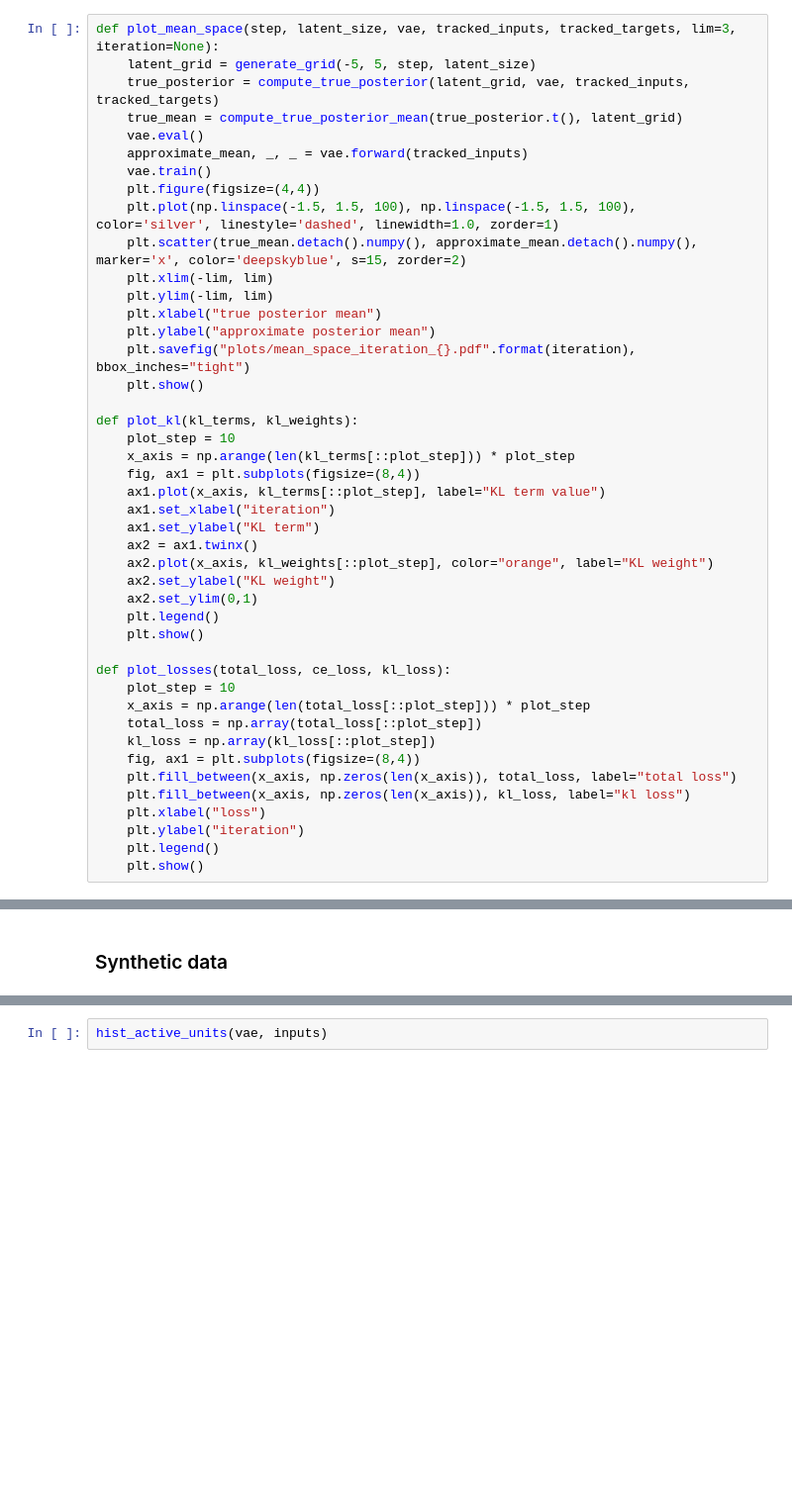
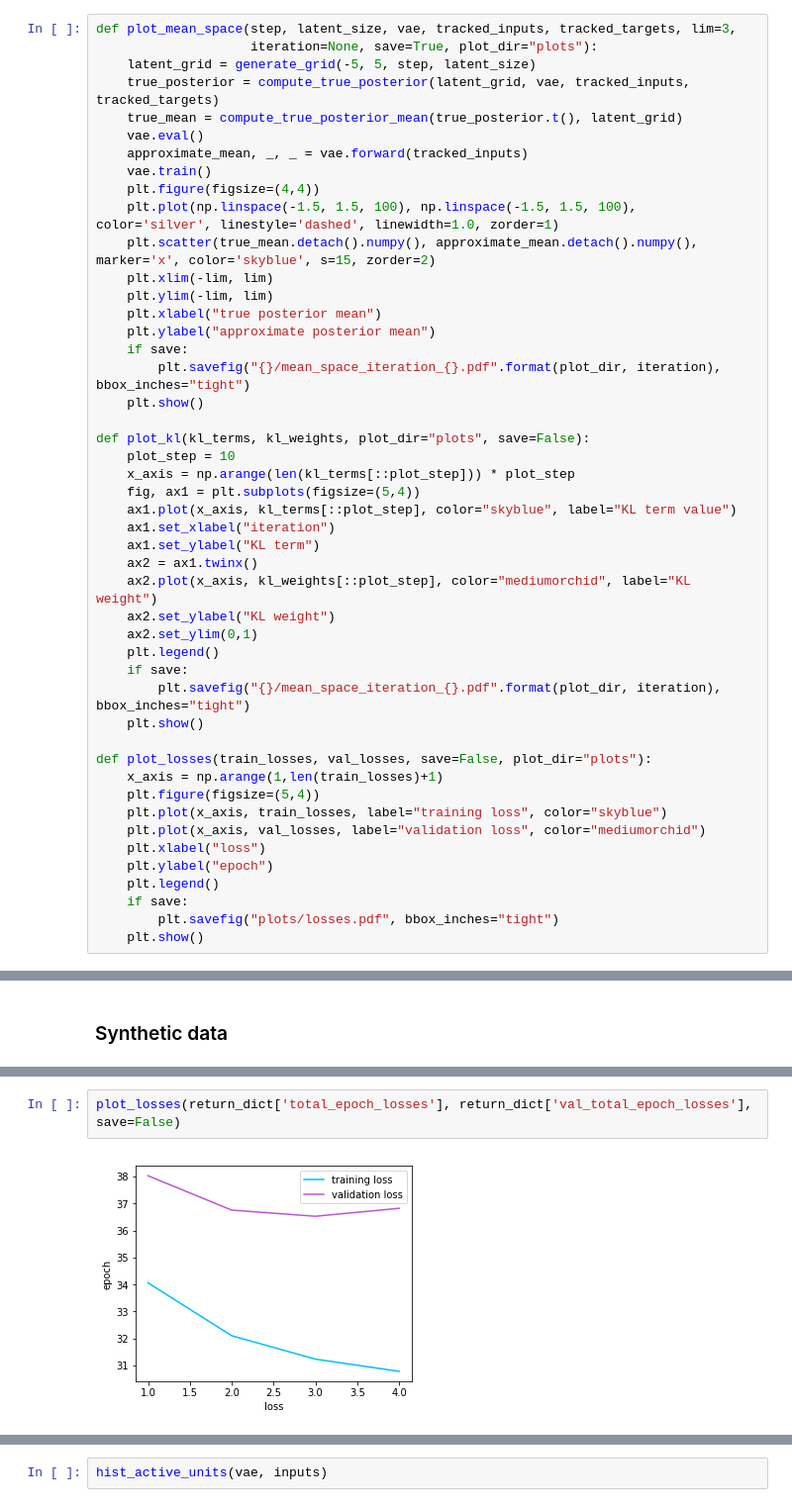
Before and after one commit to eliisabethein/DD2424-project, a Jupyter notebook: refactored-workspace.ipynb, the cells around one changed output, grey strips where cells are left out. Shown at 99% size. Drawn from its saved outputs; the diff is of its cells as text; blank space fills up the shorter version.

```diff
--- a/refactored-workspace.ipynb
+++ b/refactored-workspace.ipynb
@@ -398,7 +398,8 @@ def generate_grid(lower, upper, step, dim=2):
     elif dim == 1:
         return line.unsqueeze(1)
 # %%
-def plot_mean_space(step, latent_size, vae, tracked_inputs, tracked_targets, lim=3, iteration=None):
+def plot_mean_space(step, latent_size, vae, tracked_inputs, tracked_targets, lim=3,
+                    iteration=None, save=True, plot_dir="plots"):
     latent_grid = generate_grid(-5, 5, step, latent_size)
     true_posterior = compute_true_posterior(latent_grid, vae, tracked_inputs, tracked_targets)
     true_mean = compute_true_posterior_mean(true_posterior.t(), latent_grid)
@@ -407,39 +408,41 @@ def plot_mean_space(step, latent_size, vae, tracked_inputs, tracked_targets, lim
     vae.train()
     plt.figure(figsize=(4,4))
     plt.plot(np.linspace(-1.5, 1.5, 100), np.linspace(-1.5, 1.5, 100), color='silver', linestyle='dashed', linewidth=1.0, zorder=1)
-    plt.scatter(true_mean.detach().numpy(), approximate_mean.detach().numpy(), marker='x', color='deepskyblue', s=15, zorder=2)
+    plt.scatter(true_mean.detach().numpy(), approximate_mean.detach().numpy(), marker='x', color='skyblue', s=15, zorder=2)
     plt.xlim(-lim, lim)
     plt.ylim(-lim, lim)
     plt.xlabel("true posterior mean")
     plt.ylabel("approximate posterior mean")
-    plt.savefig("plots/mean_space_iteration_{}.pdf".format(iteration), bbox_inches="tight")
+    if save:
+        plt.savefig("{}/mean_space_iteration_{}.pdf".format(plot_dir, iteration), bbox_inches="tight")
     plt.show()
 
-def plot_kl(kl_terms, kl_weights):
+def plot_kl(kl_terms, kl_weights, plot_dir="plots", save=False):
     plot_step = 10
     x_axis = np.arange(len(kl_terms[::plot_step])) * plot_step
-    fig, ax1 = plt.subplots(figsize=(8,4))
-    ax1.plot(x_axis, kl_terms[::plot_step], label="KL term value")
+    fig, ax1 = plt.subplots(figsize=(5,4))
+    ax1.plot(x_axis, kl_terms[::plot_step], color="skyblue", label="KL term value")
     ax1.set_xlabel("iteration")
     ax1.set_ylabel("KL term")
     ax2 = ax1.twinx()
-    ax2.plot(x_axis, kl_weights[::plot_step], color="orange", label="KL weight")
+    ax2.plot(x_axis, kl_weights[::plot_step], color="mediumorchid", label="KL weight")
     ax2.set_ylabel("KL weight")
     ax2.set_ylim(0,1)
     plt.legend()
+    if save:
+        plt.savefig("{}/mean_space_iteration_{}.pdf".format(plot_dir, iteration), bbox_inches="tight")
     plt.show()
 
-def plot_losses(total_loss, ce_loss, kl_loss):
-    plot_step = 10
-    x_axis = np.arange(len(total_loss[::plot_step])) * plot_step
-    total_loss = np.array(total_loss[::plot_step])
-    kl_loss = np.array(kl_loss[::plot_step])
-    fig, ax1 = plt.subplots(figsize=(8,4))
-    plt.fill_between(x_axis, np.zeros(len(x_axis)), total_loss, label="total loss")
-    plt.fill_between(x_axis, np.zeros(len(x_axis)), kl_loss, label="kl loss")
+def plot_losses(train_losses, val_losses, save=False, plot_dir="plots"):
+    x_axis = np.arange(1,len(train_losses)+1)
+    plt.figure(figsize=(5,4))
+    plt.plot(x_axis, train_losses, label="training loss", color="skyblue")
+    plt.plot(x_axis, val_losses, label="validation loss", color="mediumorchid")
     plt.xlabel("loss")
-    plt.ylabel("iteration")
+    plt.ylabel("epoch")
     plt.legend()
+    if save:
+        plt.savefig("plots/losses.pdf", bbox_inches="tight")
     plt.show()
 # %% [markdown]
 ## Experiments
@@ -775,0 +817,4 @@ KeyboardInterrupt:
+# %%
+plot_losses(return_dict['total_epoch_losses'], return_dict['val_total_epoch_losses'], save=False)
+# %% [output]
+[figure, added]
```
Also changed, not shown: parts of 7 cells of this notebook.
